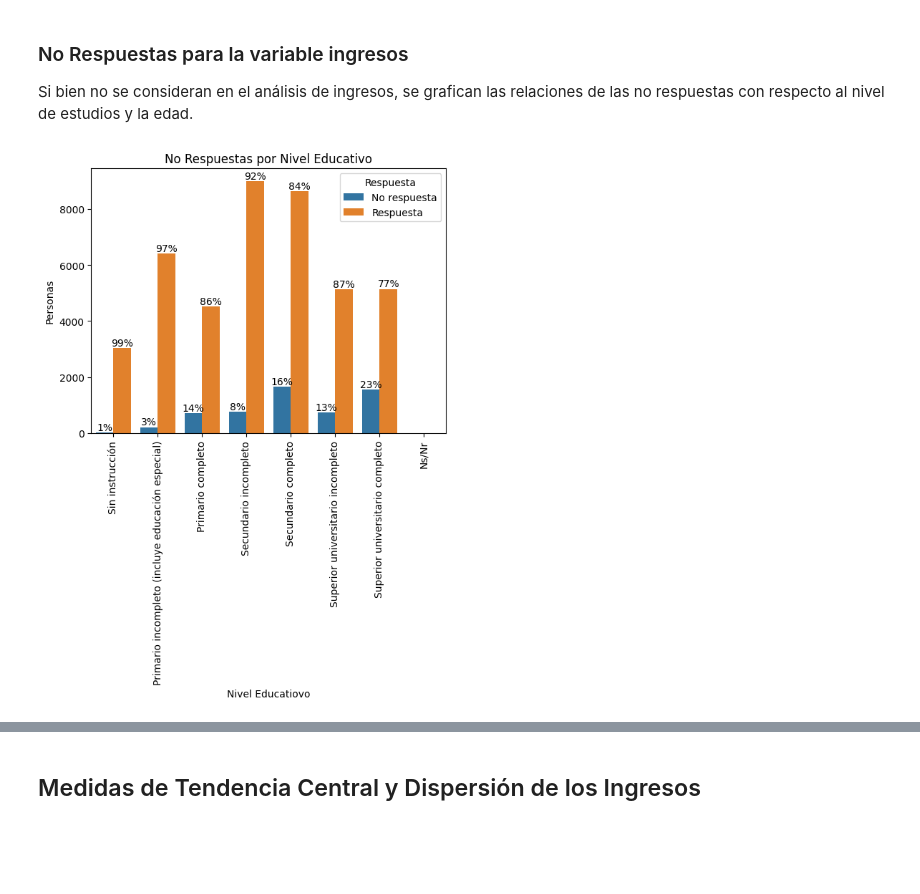
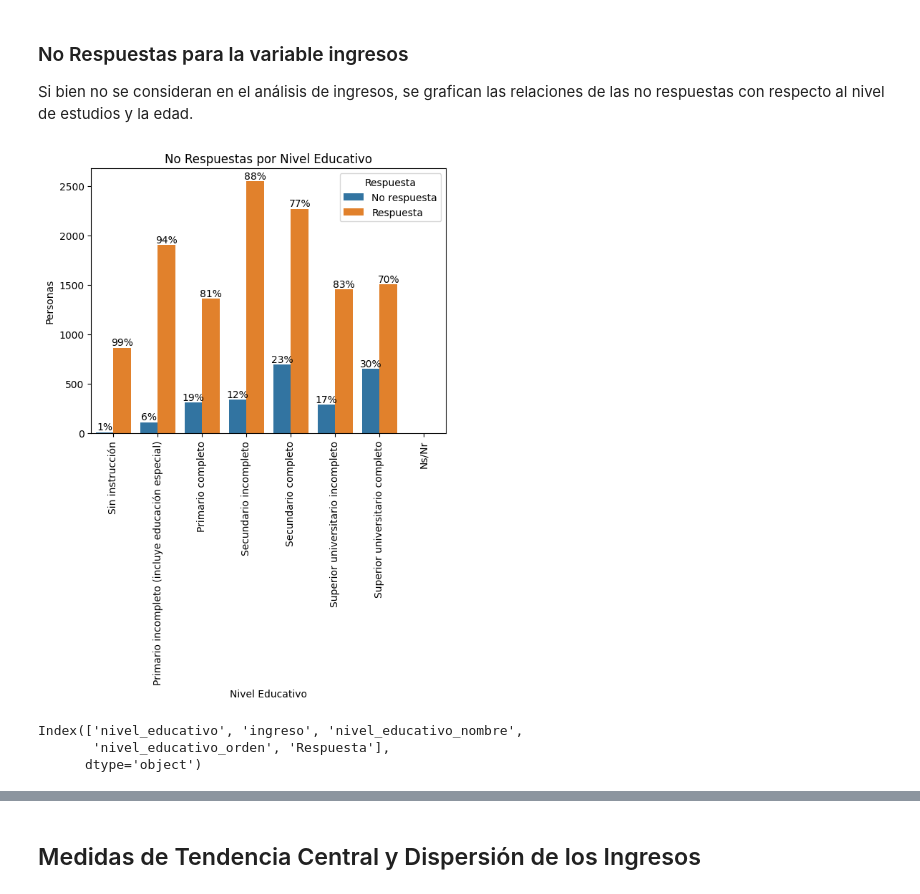
Before and after one commit to LMatiPerez/AnalisisDeDatosI_G5, a Jupyter notebook: procesamiento_bases.ipynb, the cells around one changed output, grey strips where cells are left out. Saved outputs shown, nothing was run; the diff lists cells and outputs as text; code cells hidden in the pictures; blank space fills up the shorter version.

```diff
--- a/procesamiento_bases.ipynb
+++ b/procesamiento_bases.ipynb
@@ -244,25 +245,31 @@ Si bien no se consideran en el análisis de ingresos, se grafican las relaciones
 # %%
 from chart_utils import etiquetas_porcentaje
 nivel_educativo = pd.DataFrame([
     (1, "Primario incompleto (incluye educación especial)", 1),
     (2, "Primario completo", 2),
     (3, "Secundario incompleto", 3),
     (4, "Secundario completo", 4),
     (5, "Superior universitario incompleto", 5),
     (6, "Superior universitario completo", 6),
     (7, "Sin instrucción", 0),
     (9, "Ns/Nr", 9),
     ], columns=["nivel_educativo", "nivel_educativo_nombre", "nivel_educativo_orden"])
 
 etiquetas = list(nivel_educativo.sort_values(by="nivel_educativo_orden")["nivel_educativo_nombre"])
-values = pd.merge(personas[["nivel_educativo", "ingreso"]],nivel_educativo, on="nivel_educativo")
+values = pd.merge(personas_todas[["nivel_educativo", "ingreso"]],nivel_educativo, on="nivel_educativo")
 values.loc[values["ingreso"]==-9, "Respuesta"] = "No respuesta"
 values.loc[values["ingreso"]!=-9, "Respuesta"] = "Respuesta"
 g = sns.countplot(data=values, x="nivel_educativo_nombre", hue="Respuesta", order=etiquetas)
 etiquetas_porcentaje(g)
-g.set(ylabel='Personas', xlabel="Nivel Educatiovo")
+g.set(ylabel='Personas', xlabel="Nivel Educativo")
 plt.title("No Respuestas por Nivel Educativo")
 plt.xticks(rotation=90)
 plt.show()
 # %% [output]
-[figure, old version]
+[figure, new version]
+# %%
+values.columns
+# %% [output]
+Index(['nivel_educativo', 'ingreso', 'nivel_educativo_nombre',
+       'nivel_educativo_orden', 'Respuesta'],
+      dtype='object')
```
Also changed, not shown: parts of 9 cells of this notebook.
